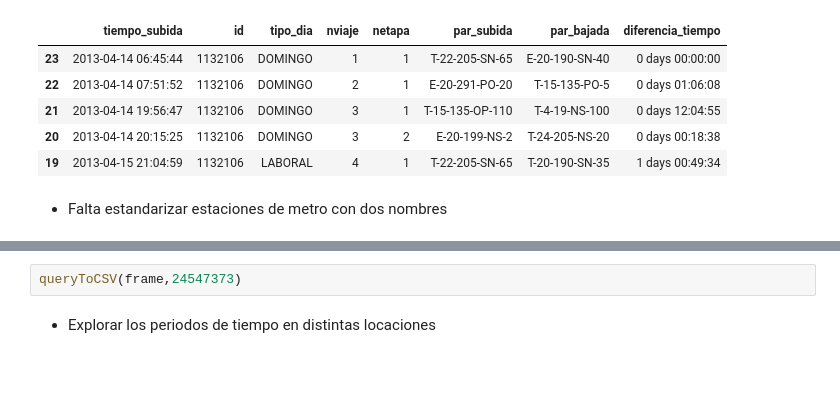
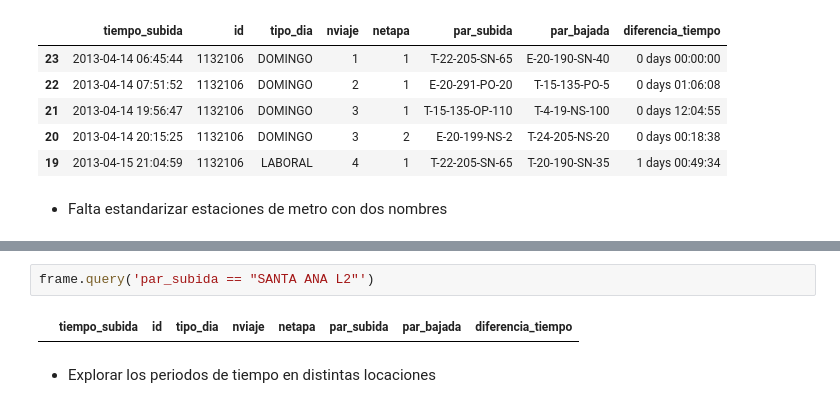
Before and after one commit to cinai/identification-algorithm-1, a Jupyter notebook: TEJI.ipynb, the cells around one changed output, grey strips where cells are left out. Cells and saved outputs as stored; diff of their text form; blank space fills up the shorter version.

```diff
--- a/TEJI.ipynb
+++ b/TEJI.ipynb
@@ -138,8 +138,10 @@ frame.query('id ==24547373')
 | 15536 | 2013-04-18 19:55:43 | 24547373 | LABORAL | 12 | 1 | UNIVERSIDAD DE CHILE | MANUEL MONTT | 0 days 11:09:23 |
 | 15535 | 2013-04-19 08:40:10 | 24547373 | LABORAL | 13 | 1 | MANUEL MONTT | UNIVERSIDAD DE CHILE | 0 days 12:44:27 |
 | 15534 | 2013-04-19 17:56:55 | 24547373 | LABORAL | 14 | 1 | UNIVERSIDAD DE CHILE | MANUEL MONTT | 0 days 09:16:45 |
-# %%
-queryToCSV(frame,24547373)
+# %%
+frame.query('par_subida == "SANTA ANA L2"')
+# %% [output]
+|  | tiempo_subida | id | tipo_dia | nviaje | netapa | par_subida | par_bajada | diferencia_tiempo |
 # %% [markdown]
 - Explorar los periodos de tiempo en distintas locaciones
 # %%
```
Also changed, not shown: parts of 18 cells of this notebook.
